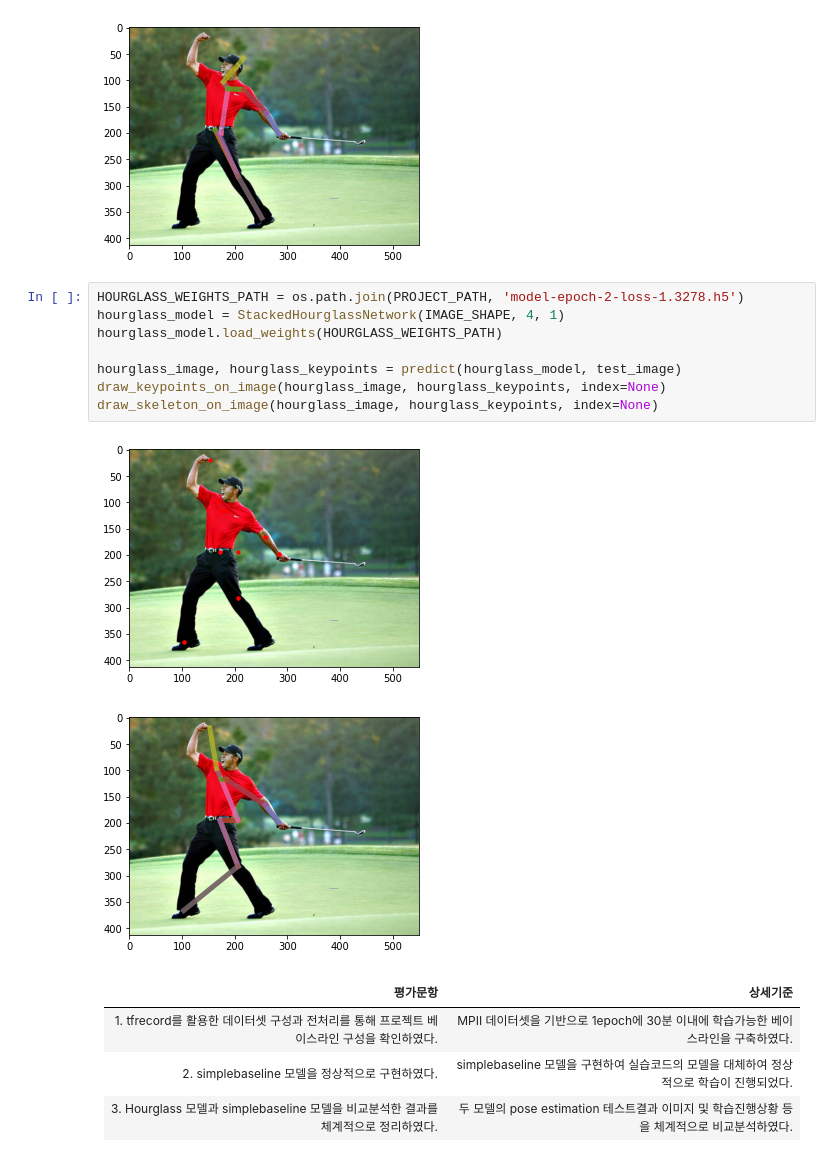
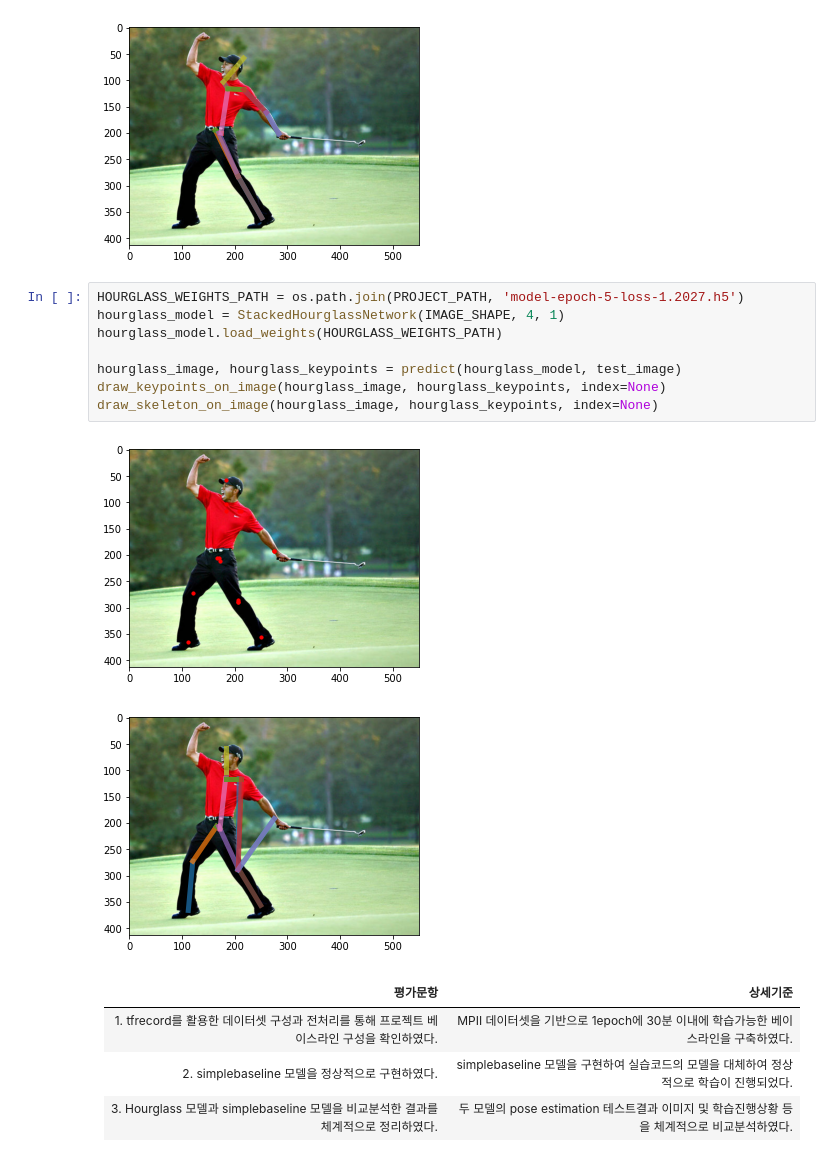
Before and after one commit to JeJuBOO/Aiffel_Nodes, a Jupyter notebook: Going_Deeper/Project_08/pose_estimation.ipynb, the cells around one changed output. Drawn from its saved outputs; the diff is of its cells as text.

```diff
--- a/Going_Deeper/Project_08/pose_estimation.ipynb
+++ b/Going_Deeper/Project_08/pose_estimation.ipynb
@@ -926,16 +970,16 @@ draw_skeleton_on_image(baseline_image, baseline_keypoints, index=None)
 [figure]
 [figure]
 # %%
-HOURGLASS_WEIGHTS_PATH = os.path.join(PROJECT_PATH, 'model-epoch-2-loss-1.3278.h5')
+HOURGLASS_WEIGHTS_PATH = os.path.join(PROJECT_PATH, 'model-epoch-5-loss-1.2027.h5')
 hourglass_model = StackedHourglassNetwork(IMAGE_SHAPE, 4, 1)
 hourglass_model.load_weights(HOURGLASS_WEIGHTS_PATH)
 
 hourglass_image, hourglass_keypoints = predict(hourglass_model, test_image)
 draw_keypoints_on_image(hourglass_image, hourglass_keypoints, index=None)
 draw_skeleton_on_image(hourglass_image, hourglass_keypoints, index=None)
 # %% [output]
-[figure, old version]
+[figure, new version]
-[figure, old version]
+[figure, new version]
 # %% [markdown]
 |평가문항|	상세기준|
 |:-------|:--------|
```
Also changed, not shown: parts of 3 cells of this notebook, 2 other files.
